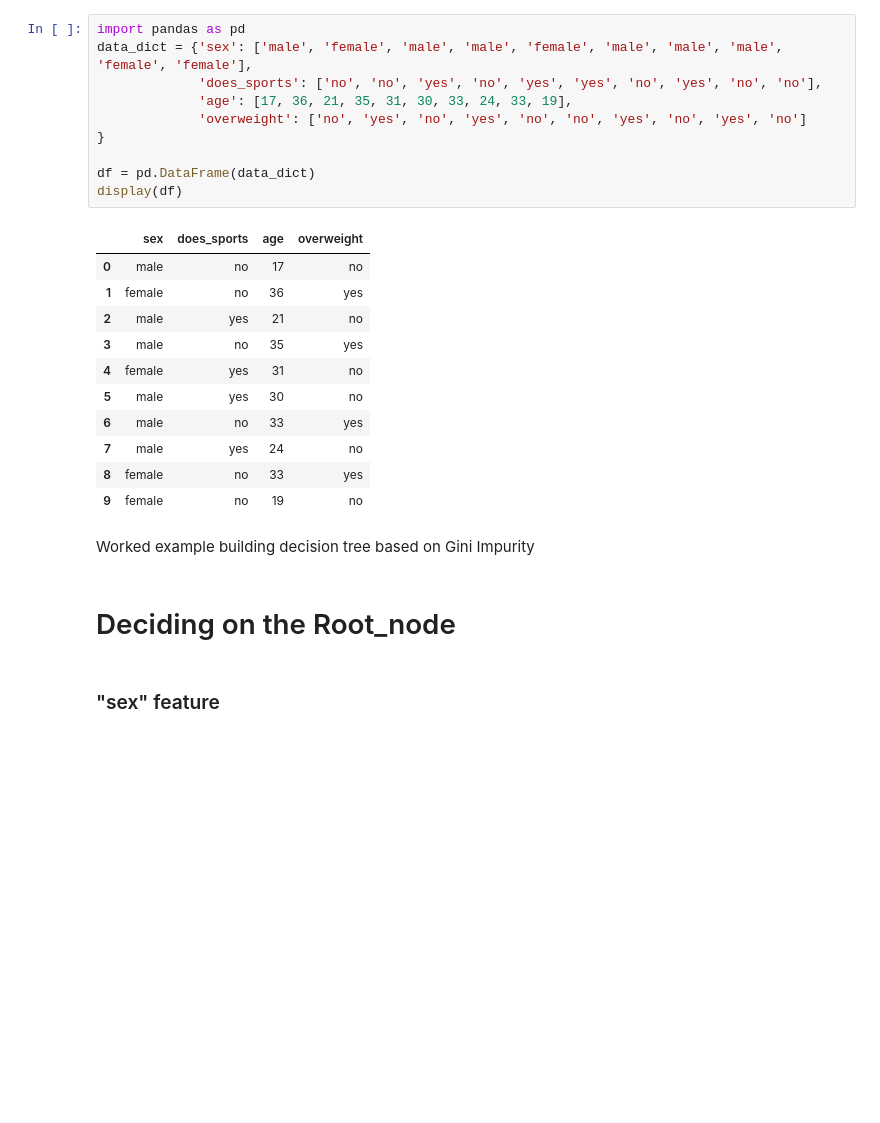
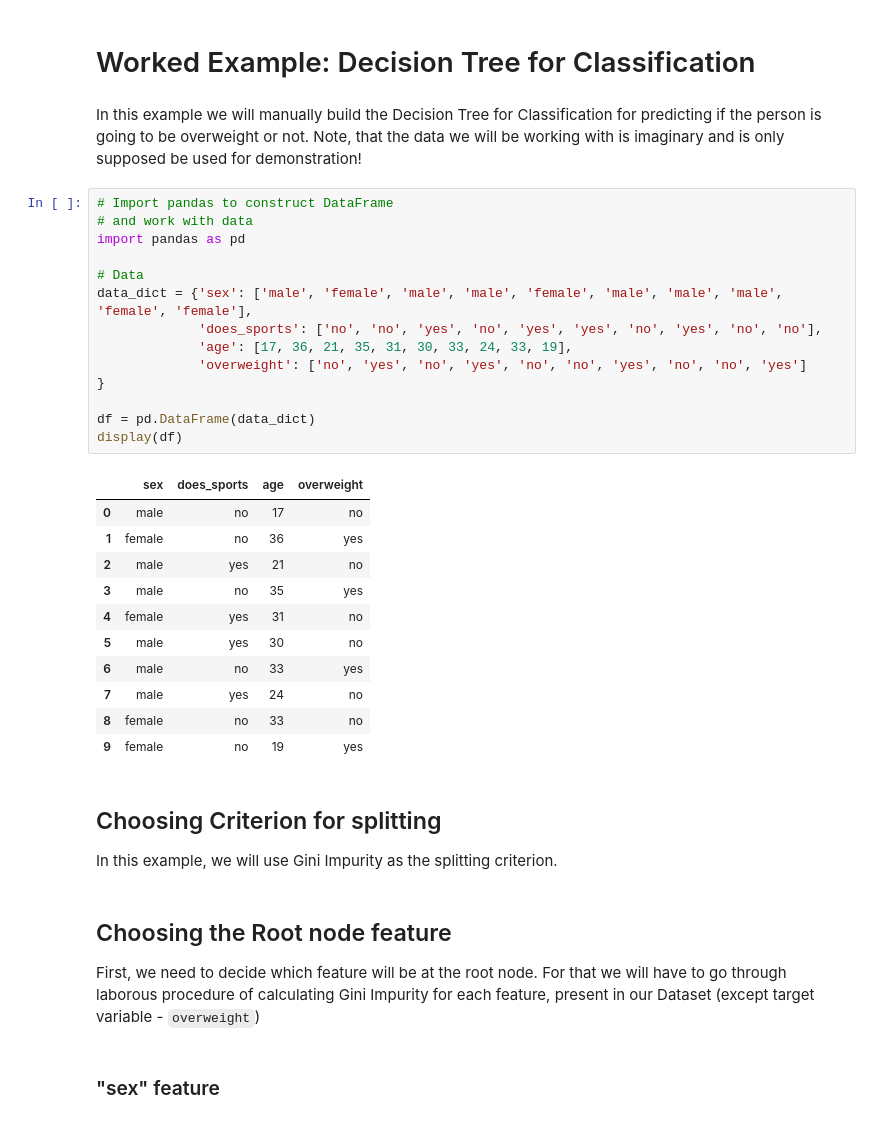
Before and after one commit to Igor-Kuts/Projects, a Jupyter notebook: Machine Learning/Projects/decision_tree_classification.ipynb, the cells around one changed output. Saved outputs shown, nothing was run; the diff lists cells and outputs as text; blank space fills up the shorter version.

Commit message:
Finished decision_tree_lassification.ipynb

```diff
--- a/Machine Learning/Projects/decision_tree_classification.ipynb
+++ b/Machine Learning/Projects/decision_tree_classification.ipynb
@@ -82,29 +63,40 @@ Choosing the root node in a decision tree involves calculating Gini impurity or
+# %% [markdown]
+# Worked Example: Decision Tree for Classification
+# %% [markdown]
+In this example we will manually build the Decision Tree for Classification for predicting if the person is going to be overweight or not. Note, that the data we will be working with is imaginary and is only supposed be used for demonstration!
 # %%
+# Import pandas to construct DataFrame
+# and work with data
 import pandas as pd
+
+# Data
 data_dict = {'sex': ['male', 'female', 'male', 'male', 'female', 'male', 'male', 'male', 'female', 'female'],
              'does_sports': ['no', 'no', 'yes', 'no', 'yes', 'yes', 'no', 'yes', 'no', 'no'],
              'age': [17, 36, 21, 35, 31, 30, 33, 24, 33, 19],
-             'overweight': ['no', 'yes', 'no', 'yes', 'no', 'no', 'yes', 'no', 'yes', 'no']
+             'overweight': ['no', 'yes', 'no', 'yes', 'no', 'no', 'yes', 'no', 'no', 'yes']
 }
 
 df = pd.DataFrame(data_dict)
 display(df)
 # %% [output]
 |  | sex | does_sports | age | overweight |
 | 0 | male | no | 17 | no |
 | 1 | female | no | 36 | yes |
 | 2 | male | yes | 21 | no |
 | 3 | male | no | 35 | yes |
 | 4 | female | yes | 31 | no |
 | 5 | male | yes | 30 | no |
 | 6 | male | no | 33 | yes |
 | 7 | male | yes | 24 | no |
-| 8 | female | no | 33 | yes |
-| 9 | female | no | 19 | no |
+| 8 | female | no | 33 | no |
+| 9 | female | no | 19 | yes |
-# %% [markdown]
-Worked example building decision tree based on Gini Impurity
+# %% [markdown]
+## Choosing Criterion for splitting
+In this example, we will use Gini Impurity as the splitting criterion.
 # %% [markdown]
-# Deciding on the Root_node
+## Choosing the Root node feature
+First, we need to decide which feature will be at the root node.
+For that we will have to go through laborous procedure of calculating Gini Impurity for each feature, present in our Dataset (except target variable - `overweight`)
 # %% [markdown]
 ### "sex" feature
 # %%
```
Also changed, not shown: parts of 105 cells of this notebook, 1 other file.
